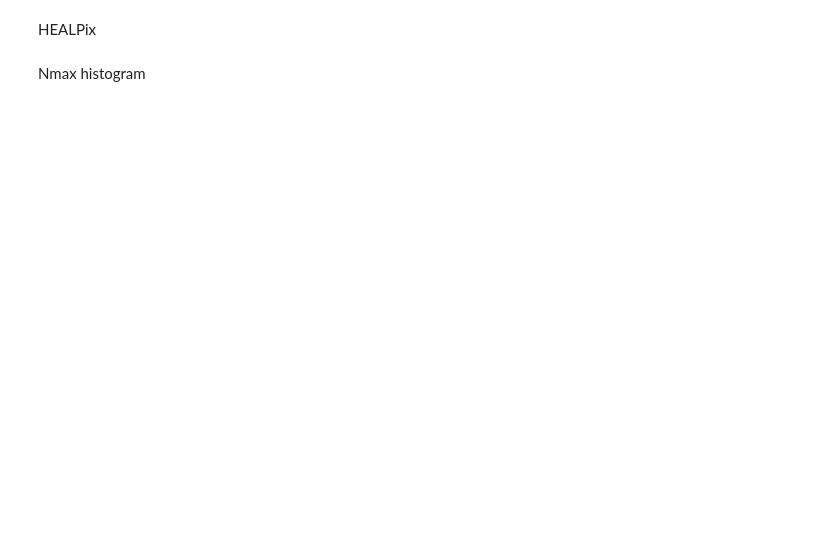
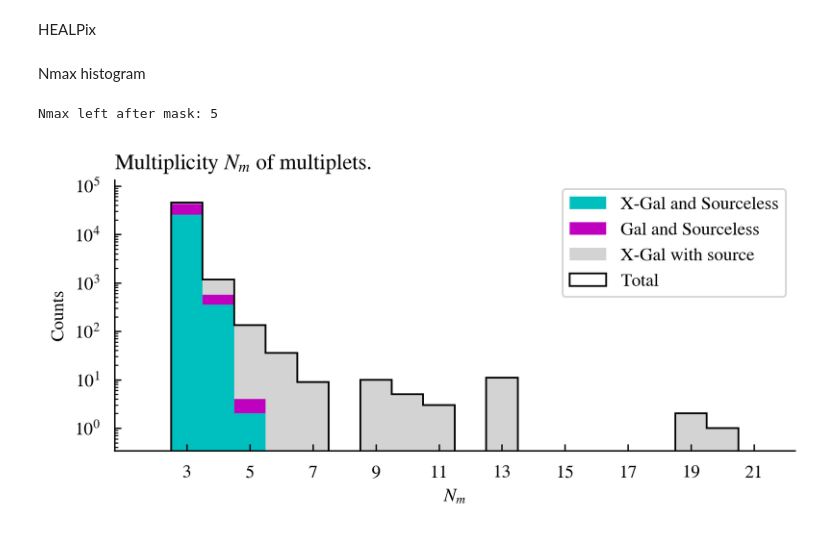
Before and after one commit to annanayjaitly/gamma_transients, a Jupyter notebook: testing/read_scanner_results.ipynb, the cells around one changed output. Cells and saved outputs as stored; diff of their text form; code cells hidden in the pictures; blank space fills up the shorter version.

```diff
--- a/testing/read_scanner_results.ipynb
+++ b/testing/read_scanner_results.ipynb
@@ -98,17 +109,29 @@ plt.show()
 # %% [markdown]
 Nmax histogram
 # %%
-current_mask = nosource_mask
+totalmask = nosource_mask * xgal_mask
+nos = nosource_mask * ~xgal_mask
+xgal = ~nosource_mask * xgal_mask
 
-remaining_Nmax = max(mplets.table[current_mask]["Nmax"])
+
+remaining_Nmax = max(mplets.table[totalmask]["Nmax"])
 print(f"Nmax left after mask: {remaining_Nmax}")
-hist = vis.hist(mplets.table[current_mask]["Nmax"],bins=range(3,remaining_Nmax+3),histtype="step")
+nmax_data = mplets.table["Nmax"]
+plt.figure(figsize=(6,3))
+n,bins,_ = plt.hist([nmax_data[totalmask],nmax_data[nos],nmax_data[xgal]],bins=range(3,22),histtype="bar",stacked=True,color=["c","m","lightgrey"],label=["X-Gal and Sourceless","Gal and Sourceless","X-Gal with source"],align="left")
+plt.hist(nmax_data,color="black",histtype="step",bins=bins,label="Total",align="left")
 ax = plt.gca()
-ax.set_xlabel("Nmax")
+ax.set_xlabel("$N_m$")
 ax.set_ylabel("Counts")
 ax.set_yscale("log")
-# ax.set_xticks(range(3,22))
-# plt.savefig("figures/combined/Nmax_hist.png",facecolor="white")
+ax.legend()
+ax.set_xticks(range(3,22,2))
+ax.set_title("Multiplicity $N_m$ of multiplets.",loc="left")
+# plt.show()
+plt.savefig("figures/combined/Nmax_hist.png",facecolor="white",dpi=300)
+# %% [output]
+Nmax left after mask: 5
+[figure, added]
 # %%
 # current_mask = nosource_mask# * mplets.table["Nmax"] > 3
 temp = mplets.table[current_mask]["Nmax","OBS_ID","dt","da","MEDIAN_GLAT","TEVCAT_SOURCE_NAME","TEVCAT_SOURCE_TYPE","TEVCAT_DISTANCES_DEG"]
```
Also changed, not shown: parts of 2 cells of this notebook, 3 other files.
